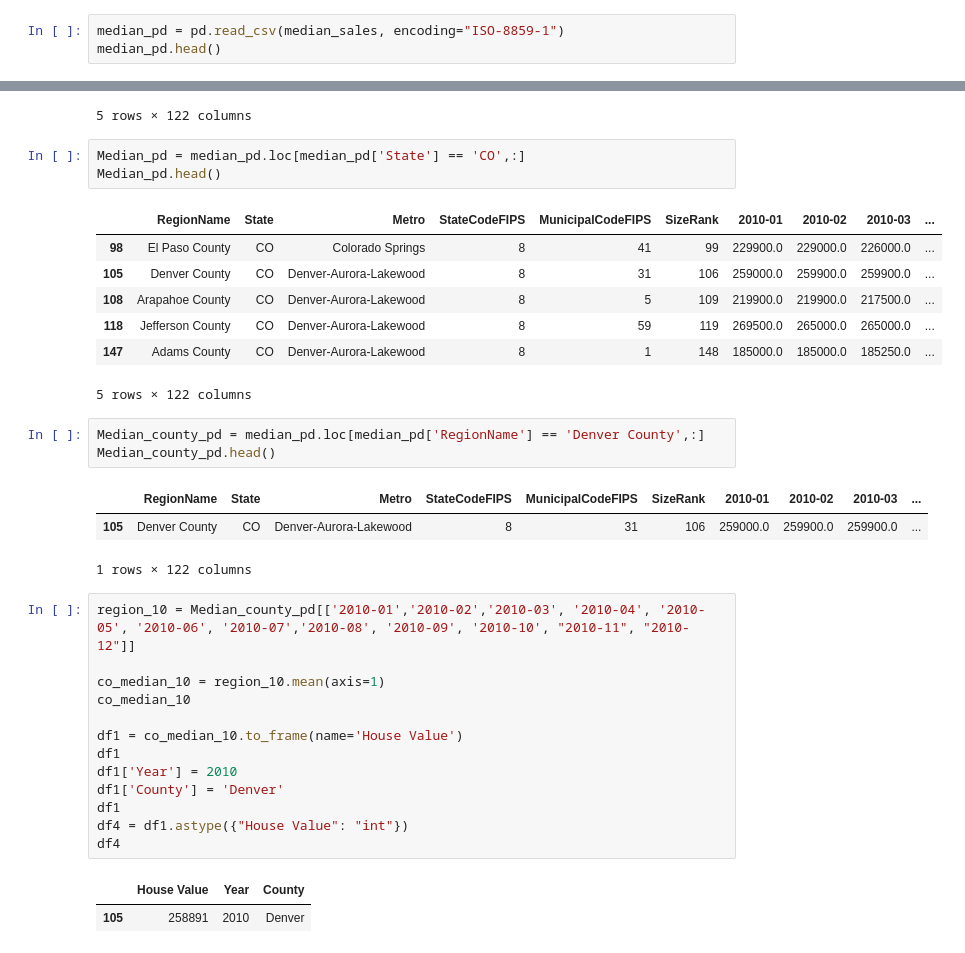
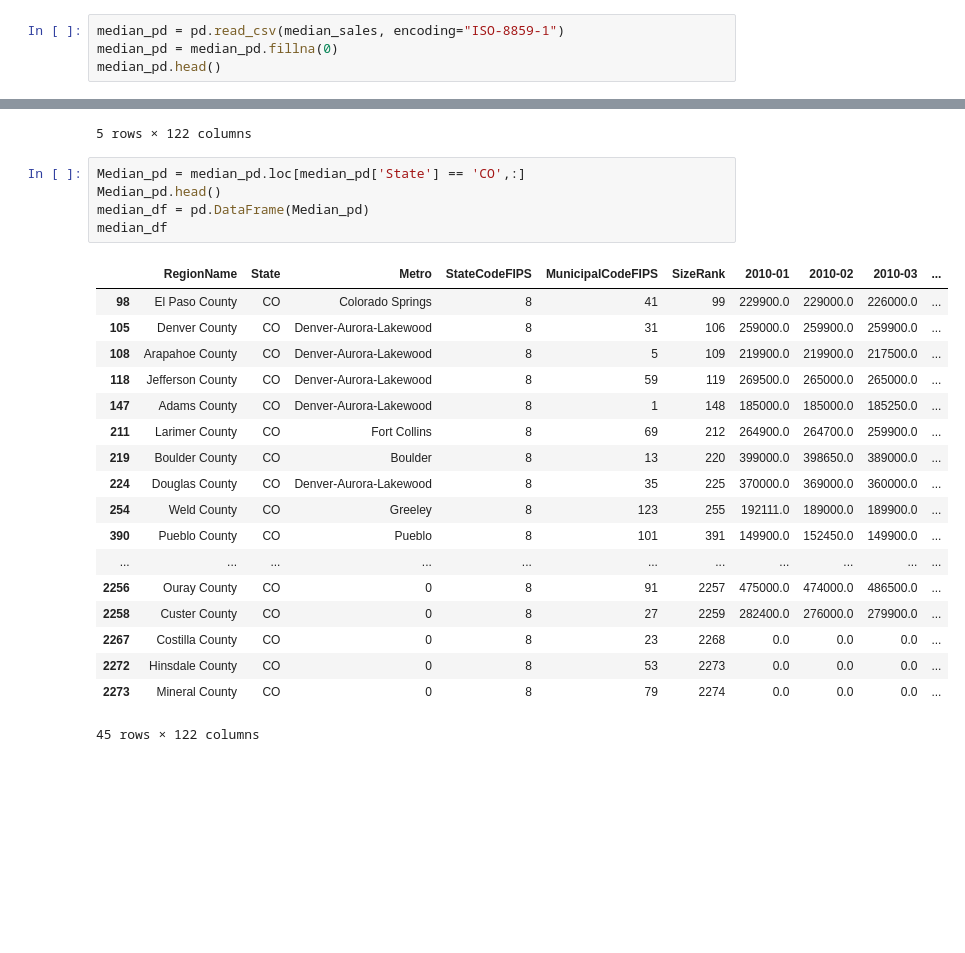
Before and after one commit to mikaylamahan/housinghighlights, a Jupyter notebook: Median_House_Price.ipynb, the cells around one changed output, grey strips where cells are left out. Drawn from its saved outputs; the diff is of its cells as text; blank space fills up the shorter version.

```diff
--- a/Median_House_Price.ipynb
+++ b/Median_House_Price.ipynb
@@ -8,6 +8,7 @@ import numpy as np
 median_sales = "median_house.csv"
 # %%
 median_pd = pd.read_csv(median_sales, encoding="ISO-8859-1")
+median_pd = median_pd.fillna(0)
 median_pd.head()
 # %% [output]
 |  | RegionName | State | Metro | StateCodeFIPS | MunicipalCodeFIPS | SizeRank | 2010-01 | 2010-02 | 2010-03 | ... |
@@ -20,34 +21,24 @@ median_pd.head()
 # %%
 Median_pd = median_pd.loc[median_pd['State'] == 'CO',:]
 Median_pd.head()
+median_df = pd.DataFrame(Median_pd)
+median_df
 # %% [output]
 |  | RegionName | State | Metro | StateCodeFIPS | MunicipalCodeFIPS | SizeRank | 2010-01 | 2010-02 | 2010-03 | ... |
 | 98 | El Paso County | CO | Colorado Springs | 8 | 41 | 99 | 229900.0 | 229000.0 | 226000.0 | ... |
 | 105 | Denver County | CO | Denver-Aurora-Lakewood | 8 | 31 | 106 | 259000.0 | 259900.0 | 259900.0 | ... |
 | 108 | Arapahoe County | CO | Denver-Aurora-Lakewood | 8 | 5 | 109 | 219900.0 | 219900.0 | 217500.0 | ... |
 | 118 | Jefferson County | CO | Denver-Aurora-Lakewood | 8 | 59 | 119 | 269500.0 | 265000.0 | 265000.0 | ... |
 | 147 | Adams County | CO | Denver-Aurora-Lakewood | 8 | 1 | 148 | 185000.0 | 185000.0 | 185250.0 | ... |
+| 211 | Larimer County | CO | Fort Collins | 8 | 69 | 212 | 264900.0 | 264700.0 | 259900.0 | ... |
+| 219 | Boulder County | CO | Boulder | 8 | 13 | 220 | 399000.0 | 398650.0 | 389000.0 | ... |
+| 224 | Douglas County | CO | Denver-Aurora-Lakewood | 8 | 35 | 225 | 370000.0 | 369000.0 | 360000.0 | ... |
+| 254 | Weld County | CO | Greeley | 8 | 123 | 255 | 192111.0 | 189000.0 | 189900.0 | ... |
+| 390 | Pueblo County | CO | Pueblo | 8 | 101 | 391 | 149900.0 | 152450.0 | 149900.0 | ... |
+| ... | ... | ... | ... | ... | ... | ... | ... | ... | ... | ... |
+| 2256 | Ouray County | CO | 0 | 8 | 91 | 2257 | 475000.0 | 474000.0 | 486500.0 | ... |
+| 2258 | Custer County | CO | 0 | 8 | 27 | 2259 | 282400.0 | 276000.0 | 279900.0 | ... |
+| 2267 | Costilla County | CO | 0 | 8 | 23 | 2268 | 0.0 | 0.0 | 0.0 | ... |
+| 2272 | Hinsdale County | CO | 0 | 8 | 53 | 2273 | 0.0 | 0.0 | 0.0 | ... |
+| 2273 | Mineral County | CO | 0 | 8 | 79 | 2274 | 0.0 | 0.0 | 0.0 | ... |
-5 rows × 122 columns
+45 rows × 122 columns
-# %%
-Median_county_pd = median_pd.loc[median_pd['RegionName'] == 'Denver County',:]
-Median_county_pd.head()
-# %% [output]
-|  | RegionName | State | Metro | StateCodeFIPS | MunicipalCodeFIPS | SizeRank | 2010-01 | 2010-02 | 2010-03 | ... |
-| 105 | Denver County | CO | Denver-Aurora-Lakewood | 8 | 31 | 106 | 259000.0 | 259900.0 | 259900.0 | ... |
-1 rows × 122 columns
-# %%
-region_10 = Median_county_pd[['2010-01','2010-02','2010-03', '2010-04', '2010-05', '2010-06', '2010-07','2010-08', '2010-09', '2010-10', "2010-11", "2010-12"]]
-
-co_median_10 = region_10.mean(axis=1)
-co_median_10
-
-df1 = co_median_10.to_frame(name='House Value')
-df1
-df1['Year'] = 2010
-df1['County'] = 'Denver'
-df1
-df4 = df1.astype({"House Value": "int"})
-df4
-# %% [output]
-|  | House Value | Year | County |
-| 105 | 258891 | 2010 | Denver |
```
Also changed, not shown: parts of 10 cells of this notebook, 1 other file.
